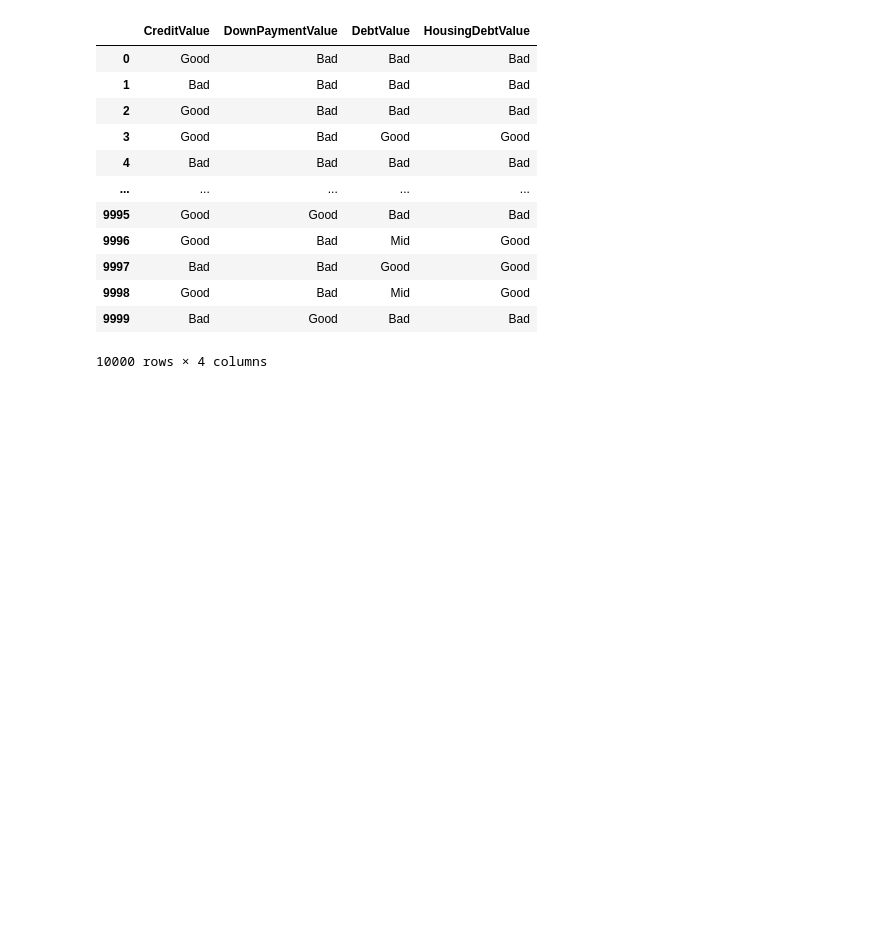
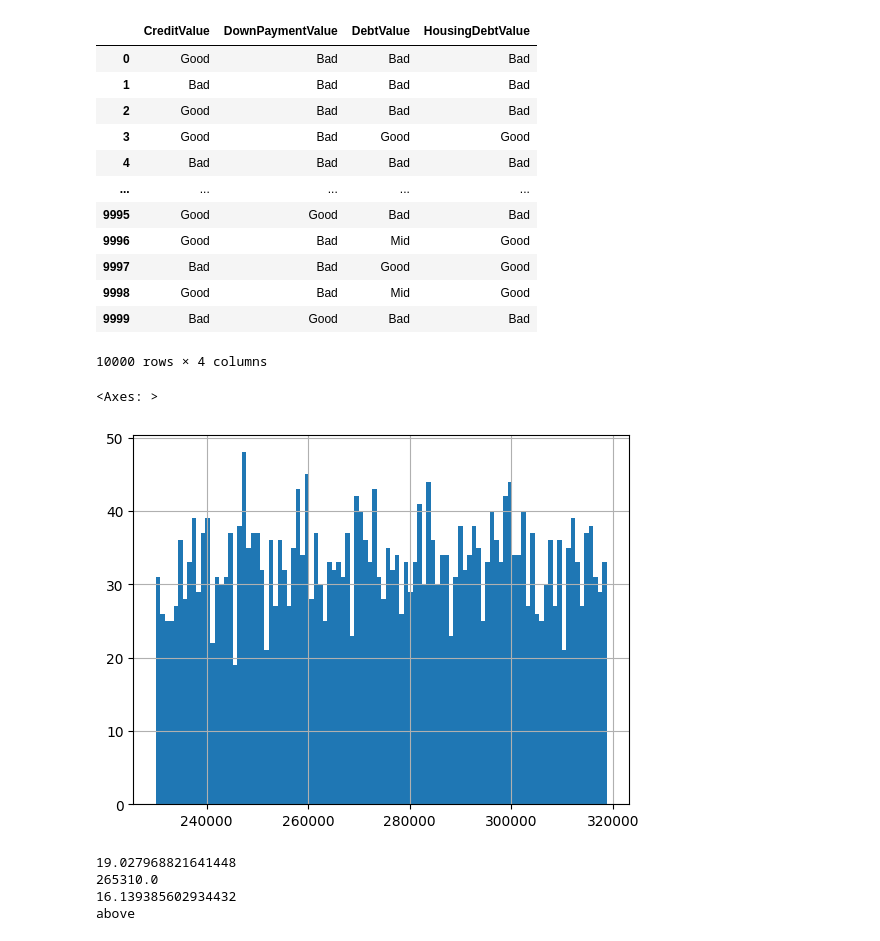
Before and after one commit to bellh14/HackUTD2023, a Jupyter notebook: DataAnalytics.ipynb, the cells around one changed output. Cells and saved outputs as stored; diff of their text form; code cells hidden in the pictures; blank space fills up the shorter version.

```diff
--- a/DataAnalytics.ipynb
+++ b/DataAnalytics.ipynb
@@ -151,3 +153,37 @@ categoricalDF
 | 9998 | Good | Bad | Mid | Good |
 | 9999 | Bad | Good | Bad | Bad |
 10000 rows × 4 columns
+# %%
+np.percentile(homebuyerDF["AppraisedValue"], [33, 66])
+label = pd.qcut(homebuyerDF["AppraisedValue"], [0, 0.33, 0.66, 1], labels=["Low", "Medium", "High"])
+homebuyerDF = homebuyerDF.assign(AppraisedValueLabel=label)
+low = homebuyerDF[homebuyerDF["AppraisedValueLabel"] == "Low"]
+low["AppraisedValue"].hist(bins=100)
+# %% [output]
+<Axes: >
+[figure, added]
+# %%
+from scipy.stats import percentileofscore
+
+def compare_housevalue(house_appraisal, income):
+
+    # all_approvedDF["GrossMonthlyIncome"].hist(bins=100)
+    equivalent_percentile = percentileofscore(all_approvedDF["GrossMonthlyIncome"], income)
+    print(equivalent_percentile)
+
+    equivalent_appraisal = np.percentile(all_approvedDF["AppraisedValue"], equivalent_percentile)
+    print(equivalent_appraisal)
+
+    actual_appraisal_percentile = percentileofscore(all_approvedDF["AppraisedValue"], house_appraisal)
+    print(actual_appraisal_percentile)
+
+    income_appraisal_proportionality = np.where(equivalent_percentile < actual_appraisal_percentile, "below", "above")
+    print(income_appraisal_proportionality)
+
+
+compare_housevalue(260000, 7000)
+# %% [output]
+19.027968821641448
+265310.0
+16.139385602934432
+above
```
Also changed, not shown: parts of 1 cell of this notebook.
